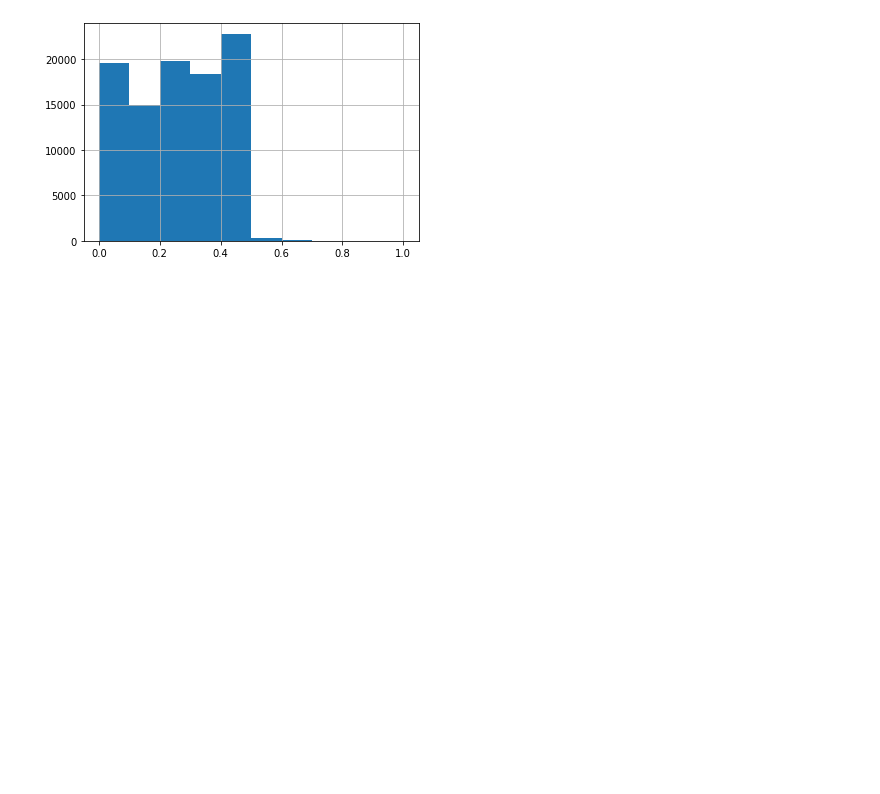
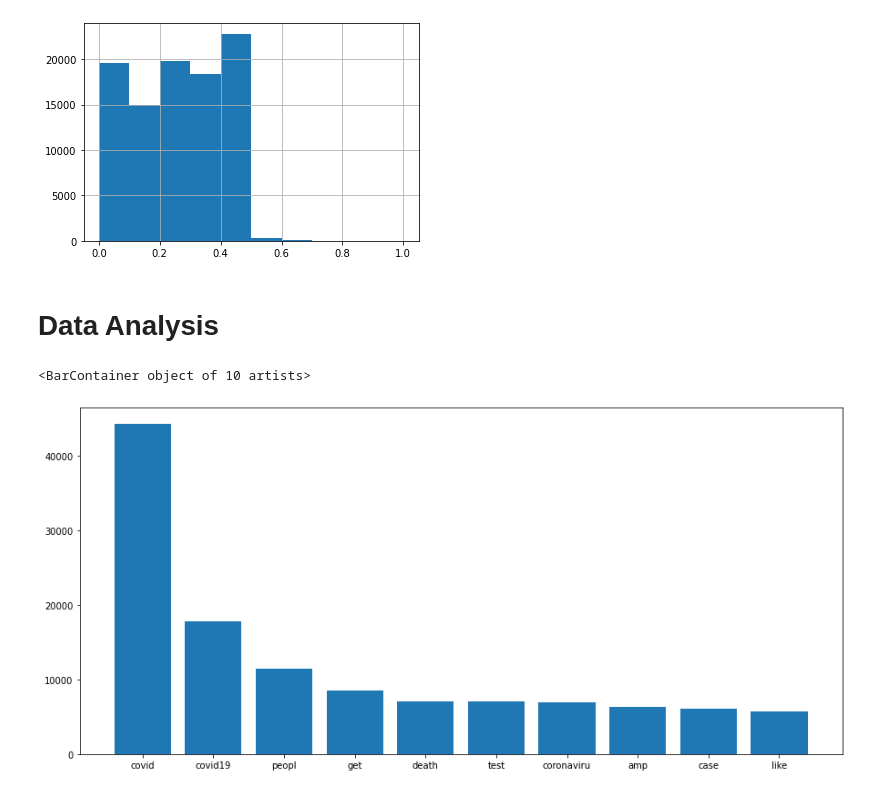
Before and after one commit to EduardVergesFranch/COVID_SEARCHENGINE, a Jupyter notebook: search_engine/Indexing.ipynb, the cells around one changed output. Cells and saved outputs as stored; diff of their text form; code cells hidden in the pictures; blank space fills up the shorter version.

Commit message:
Data analysis in indexing

```diff
--- a/search_engine/Indexing.ipynb
+++ b/search_engine/Indexing.ipynb
@@ -242,3 +242,17 @@ df_tweets.authority_interp.hist()
 [figure]
 # %%
 # df_tweets.to_csv(input_path + 'tweets_with_authority.csv')
+# %% [markdown]
+# Data Analysis
+# %%
+# Compute frequency for each word
+freq = df_tweets.clean_text.str.split(expand=True).stack().value_counts()
+top_freq = freq[:10].to_dict()
+freq = freq.to_dict()
+# %%
+# Print distribution for first 10 words
+plt.figure(figsize=(15,7))
+plt.bar(top_freq.keys(), top_freq.values())
+# %% [output]
+<BarContainer object of 10 artists>
+[figure, added]
```
Also changed, not shown: parts of 1 cell of this notebook.
